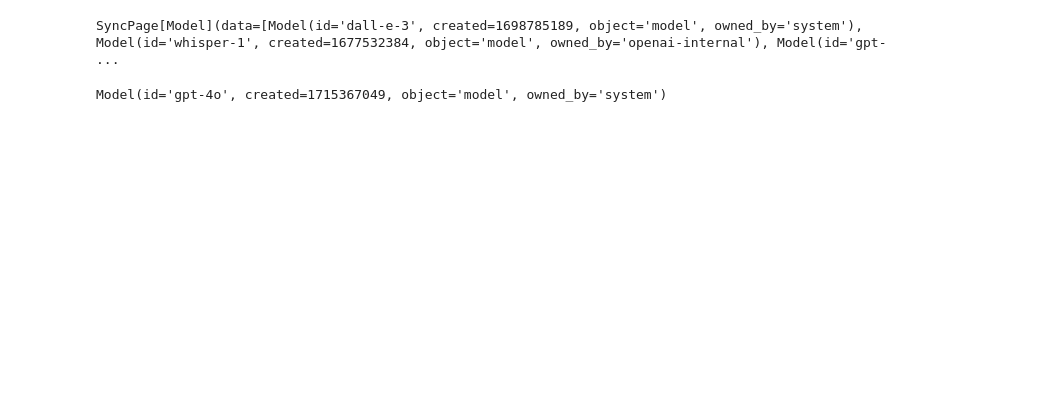
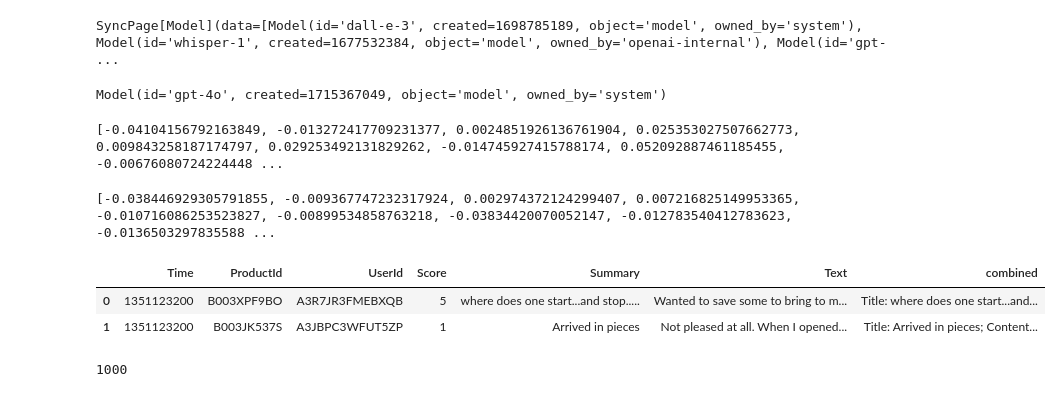
Before and after one commit to FriedrichMuelle/learn-openai-cookbook, a Jupyter notebook: examples/001_TEST.ipynb, the cells around one changed output. Drawn from its saved outputs; the diff is of its cells as text; code cells hidden in the pictures; blank space fills up the shorter version.

```diff
--- a/examples/001_TEST.ipynb
+++ b/examples/001_TEST.ipynb
@@ -37,3 +70,61 @@ client.models.retrieve("gpt-4o-2024-05-13") # the latest models
 client.models.retrieve("gpt-4o")
 # %% [output]
 Model(id='gpt-4o', created=1715367049, object='model', owned_by='system')
+# %%
+from openai import OpenAI
+client = OpenAI()
+
+response = client.embeddings.create(
+    input ="Biden repeats false claim that inflation was at 9% when he took office after being called out last week",
+    model = "text-embedding-3-small"
+)
+
+print (response.data[0].embedding)
+# %% [output]
+[-0.04104156792163849, -0.013272417709231377, 0.0024851926136761904, 0.025353027507662773, 0.009843258187174797, 0.029253492131829262, -0.014745927415788174, 0.052092887461185455, -0.00676080724224448 ...
+# %%
+from openai import OpenAI
+client = OpenAI()
+
+response = client.embeddings.create(
+    input = "Biden repeats false claim that inflation was at 9% when he took office after being called out last week",
+    model = "text-embedding-ada-002"
+)
+print (response.data[0].embedding)
+# %% [output]
+[-0.038446929305791855, -0.009367747232317924, 0.002974372124299407, 0.007216825149953365, -0.010716086253523827, -0.00899534858763218, -0.03834420070052147, -0.012783540412783623, -0.0136503297835588 ...
+# %%
+import pandas as pd
+import tiktoken
+
+from utils.embeddings_utils import get_embedding
+
+embedding_model = "text-embedding-3-small"
+embedding_encoding = "cl100k_base"
+max_tokens = 8000  # the maximum for text-embedding-3-small is 8191
+
+input_datapath = "data/fine_food_reviews_1k.csv"  # to save space, we provide a pre-filtered dataset
+df = pd.read_csv(input_datapath, index_col=0)
+df = df[["Time", "ProductId", "UserId", "Score", "Summary", "Text"]]
+df = df.dropna()
+df["combined"] = (
+    "Title: " + df.Summary.str.strip() + "; Content: " + df.Text.str.strip()
+)
+df.head(2)
+# %% [output]
+|  | Time | ProductId | UserId | Score | Summary | Text | combined |
+| 0 | 1351123200 | B003XPF9BO | A3R7JR3FMEBXQB | 5 | where does one start...and stop..... | Wanted to save some to bring to m... | Title: where does one start...and... |
+| 1 | 1351123200 | B003JK537S | A3JBPC3WFUT5ZP | 1 | Arrived in pieces | Not pleased at all. When I opened... | Title: Arrived in pieces; Content... |
+# %%
+top_n = 1000
+df = df.sort_values("Time").tail(top_n * 2)  # first cut to first 2k entries, assuming less than half will be filtered out
+df.drop("Time", axis=1, inplace=True)
+
+encoding = tiktoken.get_encoding(embedding_encoding)
+
+# omit reviews that are too long to embed
+df["n_tokens"] = df.combined.apply(lambda x: len(encoding.encode(x)))
+df = df[df.n_tokens <= max_tokens].tail(top_n)
+len(df)
+# %% [output]
+1000
```
Also changed, not shown: parts of 2 cells of this notebook.
